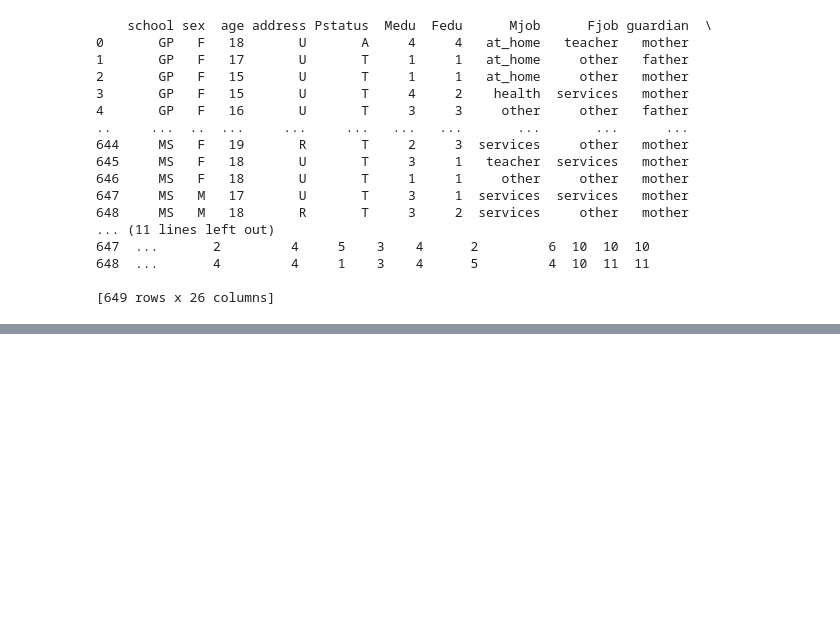
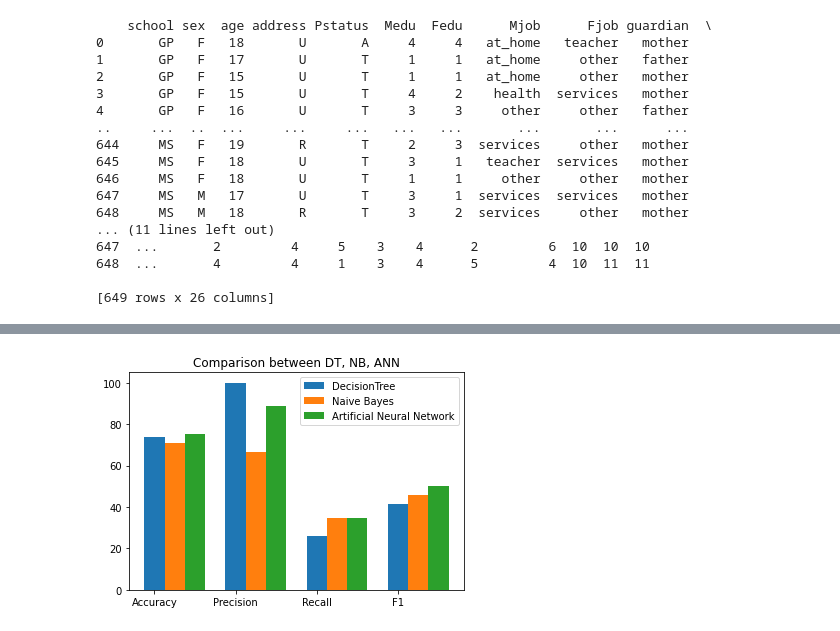
Before and after one commit to alexsgith/Alcohol_Studies, a Jupyter notebook: Alcohol_Studies.ipynb, the cells around one changed output, grey strips where cells are left out. Drawn from its saved outputs; the diff is of its cells as text; code cells hidden in the pictures; blank space fills up the shorter version.

```diff
--- a/Alcohol_Studies.ipynb
+++ b/Alcohol_Studies.ipynb
@@ -160,0 +249,20 @@ plt.tight_layout()
+# %%
+import numpy as np
+import matplotlib.pyplot as plt
+X = ['Accuracy','Precision','Recall','F1']
+DT = [73.84, 100, 26.08, 41.37]
+NB = [70.76, 66.66, 34.78, 45.71]
+ANN = [75.38, 88.88, 34.78, 50]
+
+X_axis = np.arange(len(X))
+
+plt.bar(X_axis + 0.00, DT, width = 0.25, label = 'DecisionTree')
+plt.bar(X_axis + 0.25, NB, width = 0.25, label = 'Naive Bayes')
+plt.bar(X_axis + 0.50, ANN, width = 0.25, label = 'Artificial Neural Network')
+
+plt.xticks(X_axis, X)
+plt.title("Comparison between DT, NB, ANN")
+plt.legend()
+plt.show()
+# %% [output]
+[figure, added]
```
Also changed, not shown: parts of 18 cells of this notebook.
